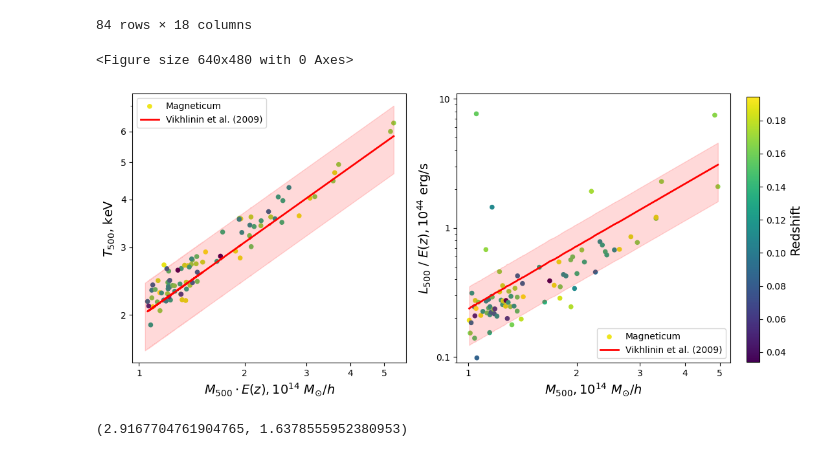
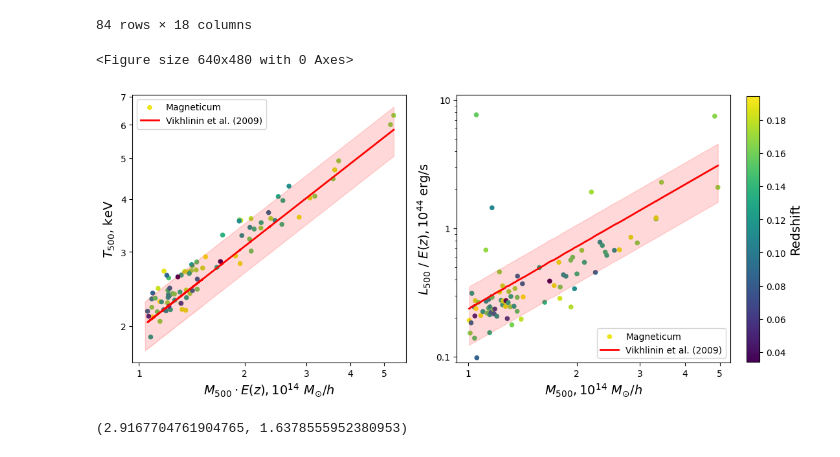
Before and after one commit to pi4imu/magneticum, a Jupyter notebook: scaling_relations.ipynb, the cells around one changed output. Drawn from its saved outputs; the diff is of its cells as text; code cells hidden in the pictures.

```diff
--- a/scaling_relations.ipynb
+++ b/scaling_relations.ipynb
@@ -177,8 +176,9 @@ plt.show()
 ## ... and from 5x5 field adjusted for different $z$:
 # %%
 spisok0 = pd.read_csv("../data/eROSITA_5.0x5.0/Catalouges/cluster.dat", sep='\s+')
-spisok1 = spisok0[spisok0["M500"]>1e14]
-spisok2 = spisok1[spisok1["z_true"]>0.02]
-spisok = spisok2[spisok2["z_true"]<0.9]
-spisok
+spisok1 = spisok0[spisok0["M500"]>1e13]
+#spisok2 = spisok1[spisok1["z_true"]>0.066]
+#spisok = spisok2[spisok2["z_true"]<1.75]
+#spisok
+len(spisok1)
 # %% [output]
@@ -318,8 +302,8 @@ clusters
 | 19787 | 83 | 0.926032 | 0.822913 | 0.526959 | 0.026050 | 3.766600e+14 | 0.034717 | 0.033992 | 1.682650e+14 | 676.952 | 5.699780e+12 | ... |
 84 rows × 18 columns
 # %%
-#clusters.sort_values("M500", inplace=True)
-clusters.sort_values("M500", inplace=False)
+clusters.sort_values("M500", inplace=True)
+#clusters.sort_values("M500", inplace=False)
 clusters
 # %% [output]
 |  | ihal | x_pix | y_pix | z_pix | Rrel | Mvir | z_true | z_obs | M500 | R500 | Mstar500 | ... |
@@ -366,44 +350,44 @@ draw_panel(M500s*E(zs), T500s, T500s_rel)
 plt.xlabel("$M_{500} \cdot E(z), 10^{14} \ M_{\odot}/h$", fontsize=14)
 plt.ylabel("$T_{500}$, keV", fontsize=14)
 plt.xticks([g*10**14 for g in [1, 2, 3, 4, 5]], [1, 2, 3, 4, 5])
-plt.yticks([2,3,4,5,6], [2,3,4,5,6])
+plt.yticks([2,3,4,5,6,7], [2,3,4,5,6,7])
 #T500s_rel2 = T_X(M500s, zs, mean_T=3.18, mean_M=1.6)
 #plt.plot(M500s*E(zs), T500s_rel2, color='dodgerblue', linewidth=0, marker='o', markersize=4,
 #         alpha=0.4, linestyle='--', label = 'sc.rel. w/ different <M> and <T>')
 #plt.legend()
 
 fix = np.append([1.04e14], M500s*E(zs))
 
 plt.fill_between(fix,
-                 5 * (fix/(2.95)/10**14*0.704)**(0.65)*1.2 ,#* E(zs)**(0.65),
-                 5 * (fix/(2.95)/10**14*0.704)**(0.65)*0.8 ,#* E(zs)**(0.65),
+                 5 * (fix/(2.95)/10**14*0.704)**(0.65)*(1+0.2*2/3) ,#* E(zs)**(0.65),
+                 5 * (fix/(2.95)/10**14*0.704)**(0.65)*(1-0.2*2/3) ,#* E(zs)**(0.65),
                  interpolate=False, alpha=0.15, color='red')#, label="$1 \sigma$ errors")
 plt.legend()
 
 plt.subplot(122, aspect='auto')
 #draw_panel(M500s, L500s, L0520s_rel)
 draw_panel(M500s, L500s_05_20/E(zs), L500s_rel/E(zs))
 plt.xlabel("$M_{500}, 10^{14} \ M_{\odot}/h$", fontsize=14)
 plt.ylabel("$L_{500} \ / \ E(z), 10^{44}$ erg/s", fontsize=14)
 plt.xticks([g*10**14 for g in [1, 2, 3, 4, 5]], [1, 2, 3, 4, 5])
 plt.yticks([0.1, 1., 10], [0.1,1, 10])
 plt.ylim(0.09, 11)
 
 plt.fill_between(M500s,
                  1.056 * 0.704**(-2) * (M500s/3.9/10**14)**1.61 * E(zs)**(-0.15)*0.52,
                  1.056 * 0.704**(-2) * (M500s/3.9/10**14)**1.61 * E(zs)**(-0.15)*1.48,
                  interpolate=False, alpha=0.15, color='red')#, label="$1 \sigma$ errors")
 plt.legend()
 
 #plt.subplots_adjust(right=0.96)
 plt.tight_layout()
 plt.colorbar(cax = plt.axes([1.01, 0.14, 0.02, 0.82])).set_label('Redshift', fontsize=14)
 
-#plt.savefig('figures/sc_rel_new.pdf', format='pdf', bbox_inches='tight')
+plt.savefig('figures/sc_rel_new.pdf', format='pdf', bbox_inches='tight')
 plt.show()
 # %% [output]
 <Figure size 640x480 with 0 Axes>
-[figure, old version]
+[figure, new version]
 # %%
 np.mean(T500s), np.mean(M500s)/10**14
 # %% [output]
```
Also changed, not shown: parts of 3 cells of this notebook, 31 other files.
